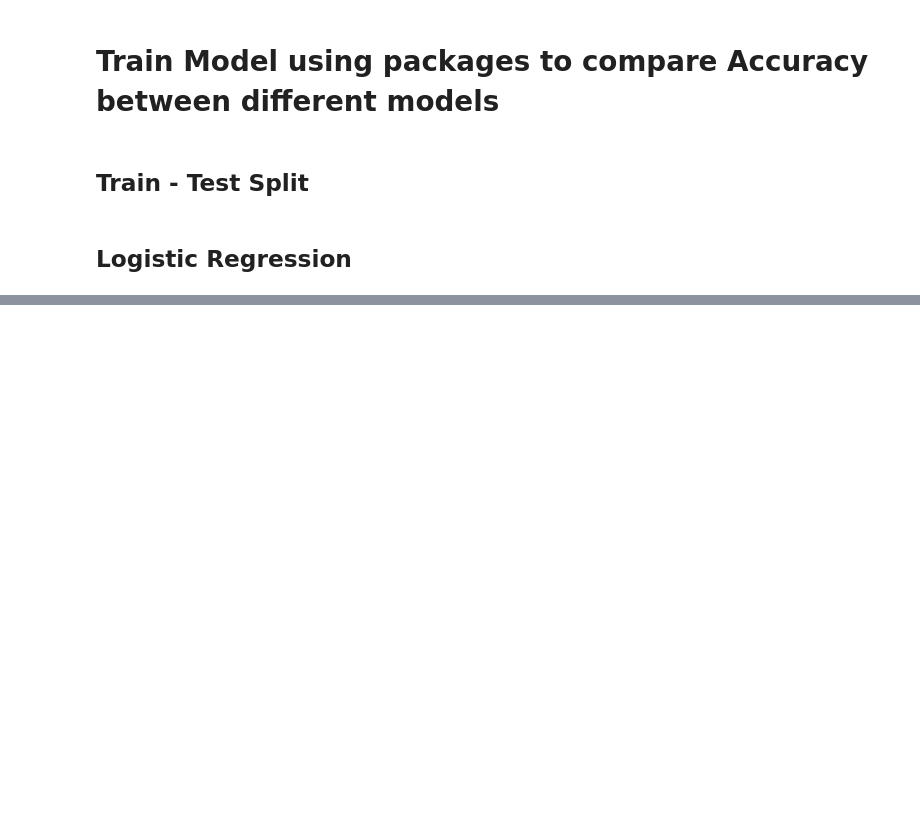
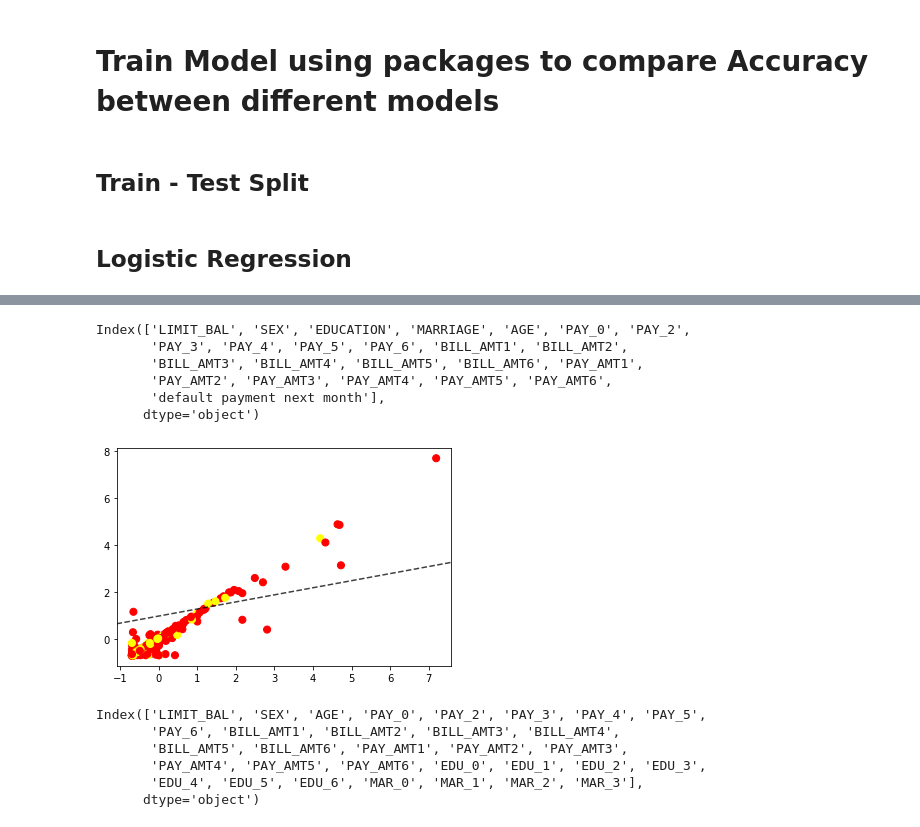
Before and after one commit to nirajprasad12/CreditCardDefaultersPrediction, a Jupyter notebook: Version1.ipynb, the cells around one changed output, grey strips where cells are left out. Cells and saved outputs as stored; diff of their text form; code cells hidden in the pictures; blank space fills up the shorter version.

```diff
--- a/Version1.ipynb
+++ b/Version1.ipynb
@@ -157,0 +458,50 @@ model_LR.score(X_test, y_test) * 100
+# %%
+df.columns
+# %% [output]
+Index(['LIMIT_BAL', 'SEX', 'EDUCATION', 'MARRIAGE', 'AGE', 'PAY_0', 'PAY_2',
+       'PAY_3', 'PAY_4', 'PAY_5', 'PAY_6', 'BILL_AMT1', 'BILL_AMT2',
+       'BILL_AMT3', 'BILL_AMT4', 'BILL_AMT5', 'BILL_AMT6', 'PAY_AMT1',
+       'PAY_AMT2', 'PAY_AMT3', 'PAY_AMT4', 'PAY_AMT5', 'PAY_AMT6',
+       'default payment next month'],
+      dtype='object')
+# %%
+def plot_svc_decision_function(model, ax=None, plot_support=True):
+    """Plot the decision function for a 2D SVC"""
+    if ax is None:
+        ax = plt.gca()
+    xlim = ax.get_xlim()
+    ylim = ax.get_ylim()
+
+    # create grid to evaluate model
+    x = np.linspace(xlim[0], xlim[1], 300)
+    y = np.linspace(ylim[0], ylim[1], 300)
+    Y, X = np.meshgrid(y, x)
+    xy = np.vstack([X.ravel(), Y.ravel()]).T
+    P = model.decision_function(xy).reshape(X.shape)
+
+    # plot decision boundary and margins
+    ax.contour(X, Y, P, colors='k',
+               levels=[-1, 0, 1], alpha=0.75,
+               linestyles=['--', '-', '--'])
+
+    # plot support vectors
+    if plot_support:
+        ax.scatter(model.support_vectors_[:, 0],
+                   model.support_vectors_[:, 1],
+                   s = 300, linewidth=1, facecolors='none');
+    ax.set_xlim(xlim)
+    ax.set_ylim(ylim)
+# %%
+plt.scatter(X_train_small.iloc[:, 9], X_train_small.iloc[:, 10], c = y_train_small, s=50, cmap='autumn')
+plot_svc_decision_function(model);
+# %% [output]
+[figure, added]
+# %%
+X.columns
+# %% [output]
+Index(['LIMIT_BAL', 'SEX', 'AGE', 'PAY_0', 'PAY_2', 'PAY_3', 'PAY_4', 'PAY_5',
+       'PAY_6', 'BILL_AMT1', 'BILL_AMT2', 'BILL_AMT3', 'BILL_AMT4',
+       'BILL_AMT5', 'BILL_AMT6', 'PAY_AMT1', 'PAY_AMT2', 'PAY_AMT3',
+       'PAY_AMT4', 'PAY_AMT5', 'PAY_AMT6', 'EDU_0', 'EDU_1', 'EDU_2', 'EDU_3',
+       'EDU_4', 'EDU_5', 'EDU_6', 'MAR_0', 'MAR_1', 'MAR_2', 'MAR_3'],
+      dtype='object')
```
Also changed, not shown: parts of 34 cells of this notebook, 5 other files.
